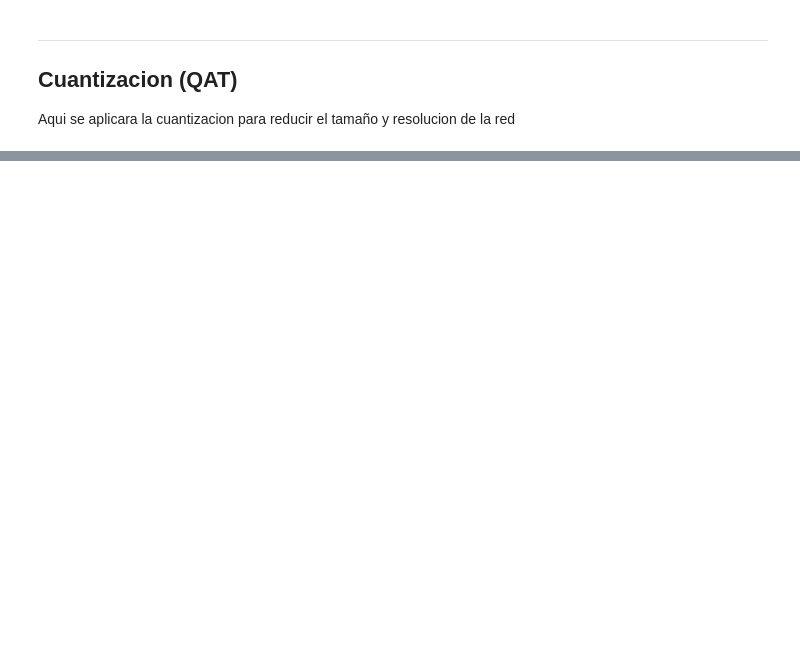
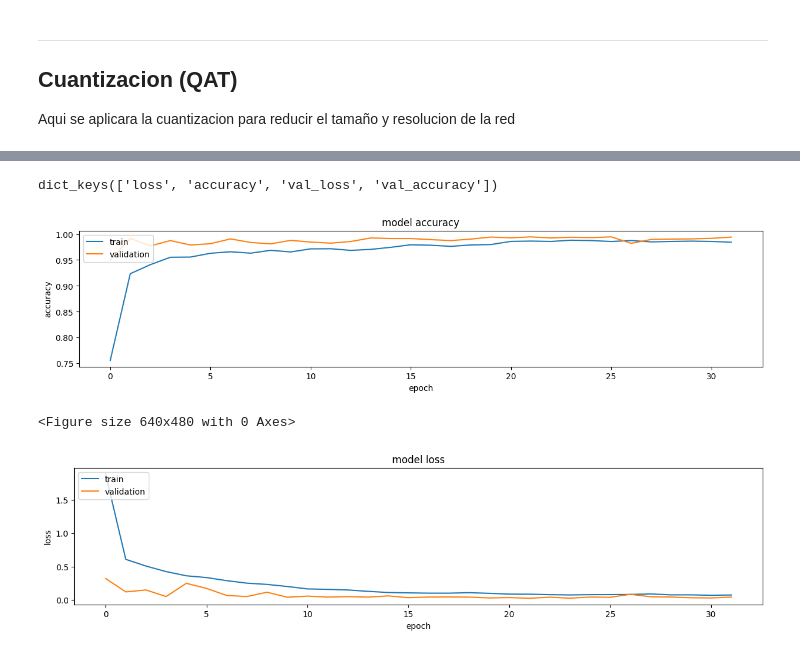
Before and after one commit to fabioc9675/FPGA_ml4hls_prj, a Jupyter notebook: PythonModel/P2_Pruning.ipynb, the cells around one changed output, grey strips where cells are left out. Drawn from its saved outputs; the diff is of its cells as text; code cells hidden in the pictures; blank space fills up the shorter version.

Commit message:
Training of the reduced and quantized model

```diff
--- a/PythonModel/P2_Pruning.ipynb
+++ b/PythonModel/P2_Pruning.ipynb
@@ -365,0 +433,17 @@ Aqui se aplicara la cuantizacion para reducir el tamaño y resolucion de la red
+# %%
+ephocs = 32
+lr = 0.0001
+loss = 'binary_crossentropy'
+op = Adam(learning_rate=lr)
+metrics = ['accuracy']
+batch = 32
+val_split = 0.2
+
+modelQAT.compile(optimizer=op, loss=loss, metrics=metrics)
+
+history_QAT = modelQAT.fit(x=x_train, y=y_train,
+                       validation_split=val_split,
+                       epochs=epochs,
+                       batch_size=batch,
+                       verbose=1
+                       )
@@ -365,0 +468,28 @@ Aqui se aplicara la cuantizacion para reducir el tamaño y resolucion de la red
+# %%
+print(history_QAT.history.keys())
+
+## Plot for accuracy
+plt.figure(figsize=(15,3))
+plt.plot(history_QAT.history['accuracy'])
+plt.plot(history_QAT.history['val_accuracy'])
+plt.title('model accuracy')
+plt.ylabel('accuracy')
+plt.xlabel('epoch')
+plt.legend(['train', 'validation'], loc='upper left')
+plt.show()
+plt.figure()
+
+## Plot for loss
+plt.figure(figsize=(15,3))
+plt.plot(history_QAT.history['loss'])
+plt.plot(history_QAT.history['val_loss'])
+plt.title('model loss')
+plt.ylabel('loss')
+plt.xlabel('epoch')
+plt.legend(['train', 'validation'], loc='upper left')
+plt.show()
+# %% [output]
+dict_keys(['loss', 'accuracy', 'val_loss', 'val_accuracy'])
+[figure, added]
+<Figure size 640x480 with 0 Axes>
+[figure, added]
```
Also changed, not shown: parts of 17 cells of this notebook, 2 other files.
